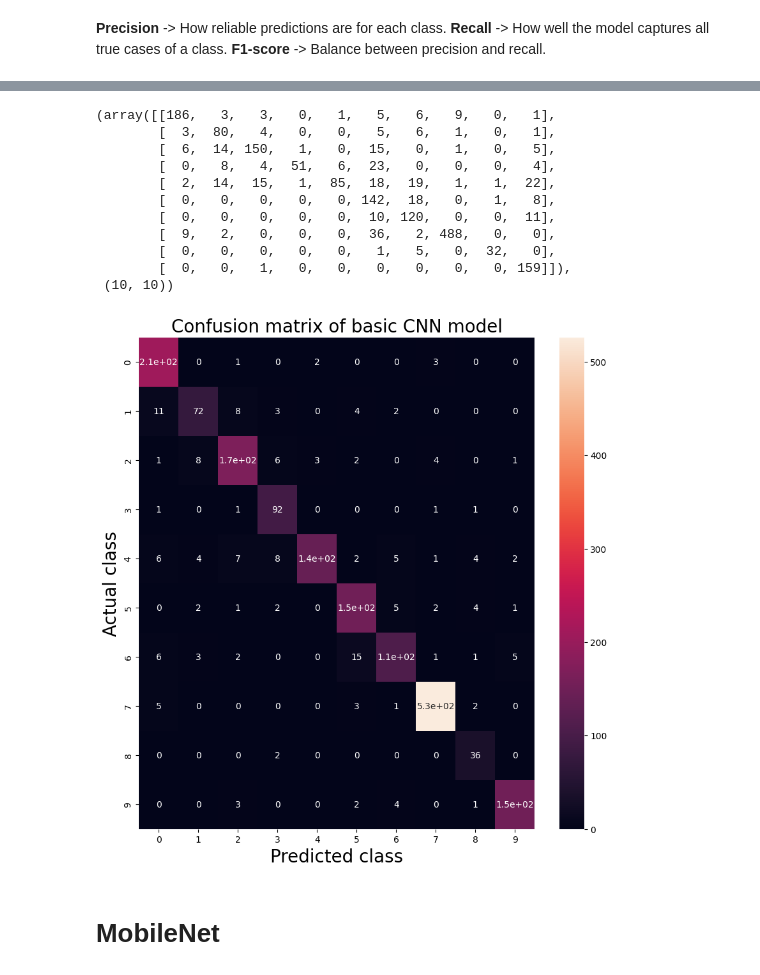
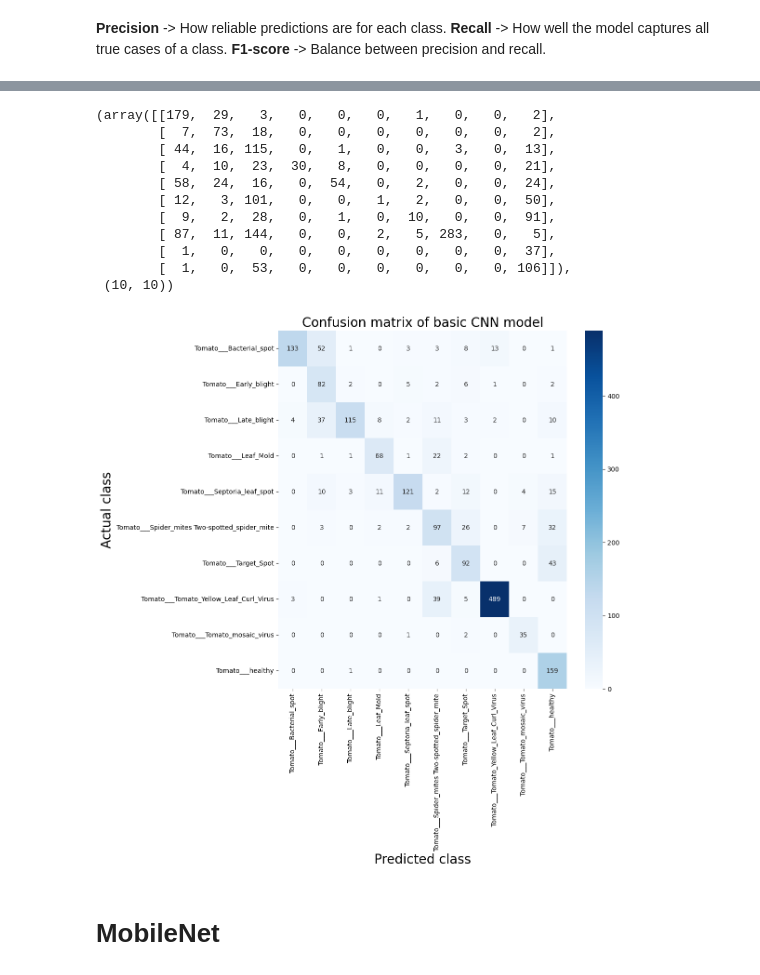
Before and after one commit to Maanvijangir/Github-demo, a Jupyter notebook: plant_village_dataset.ipynb, the cells around one changed output, grey strips where cells are left out. Cells and saved outputs as stored; diff of their text form; code cells hidden in the pictures.

```diff
--- a/plant_village_dataset.ipynb
+++ b/plant_village_dataset.ipynb
@@ -87,8 +95,8 @@ training_set = tf.keras.utils.image_dataset_from_directory(
     label_mode="categorical",
     class_names=None,
     color_mode="rgb",
-    batch_size=32,
-    image_size=(64,64),
+    batch_size=16,
+    image_size=(128,128),
     shuffle=True,
     seed=None,
     validation_split=None,
@@ -106,8 +114,8 @@ validation_set = tf.keras.utils.image_dataset_from_directory(
     label_mode="categorical",
     class_names=None,
     color_mode="rgb",
-    batch_size=32,
-    image_size=(64,64),
+    batch_size=16,
+    image_size=(128,128),
     shuffle=True,
     seed=None,
     validation_split=None,
@@ -162,20 +176,28 @@ data_augmentation = Sequential([
 # %%
 model=Sequential([
     data_augmentation,
-    Conv2D(16,3,padding='same',activation='relu',input_shape=(64,64,3)),
+    Conv2D(16,3,padding='same',activation='relu',input_shape=(128,128,3)),
+    BatchNormalization(),
     Conv2D(16,3,padding='same',activation='relu'),
     MaxPooling2D(pool_size=2, strides=2),
 
     Conv2D(32, 3, padding='same', activation='relu'),
+    BatchNormalization(),
     Conv2D(32, 3, padding='same', activation='relu'),
     MaxPooling2D(pool_size=2, strides=2),
 
     Conv2D(64, 3, padding='same', activation='relu'),
+    BatchNormalization(),
     Conv2D(64, 3, padding='same', activation='relu'),
     MaxPooling2D(pool_size=2, strides=2),
 
-    Flatten(),
-    Dense(128, activation='relu'),
+    Conv2D(128, 3, padding='same', activation='relu'),
+    BatchNormalization(),
+    MaxPooling2D(pool_size=2, strides=2),
+
+    # Flatten(),
+    GlobalAveragePooling2D(),
+    Dense(32, activation='relu',kernel_regularizer=tf.keras.regularizers.l2(0.0005)),
     Dense(num_classes, activation='softmax')
 ])
 # %%
@@ -384,26 +411,26 @@ Tomato___Spider_mites Two-spotted_spider_mite       0.56      0.84      0.67
 cm  = confusion_matrix(y_true,predicted_categories)
 cm,cm.shape
 # %% [output]
-(array([[186,   3,   3,   0,   1,   5,   6,   9,   0,   1],
-        [  3,  80,   4,   0,   0,   5,   6,   1,   0,   1],
-        [  6,  14, 150,   1,   0,  15,   0,   1,   0,   5],
-        [  0,   8,   4,  51,   6,  23,   0,   0,   0,   4],
-        [  2,  14,  15,   1,  85,  18,  19,   1,   1,  22],
-        [  0,   0,   0,   0,   0, 142,  18,   0,   1,   8],
-        [  0,   0,   0,   0,   0,  10, 120,   0,   0,  11],
-        [  9,   2,   0,   0,   0,  36,   2, 488,   0,   0],
-        [  0,   0,   0,   0,   0,   1,   5,   0,  32,   0],
-        [  0,   0,   1,   0,   0,   0,   0,   0,   0, 159]]),
+(array([[179,  29,   3,   0,   0,   0,   1,   0,   0,   2],
+        [  7,  73,  18,   0,   0,   0,   0,   0,   0,   2],
+        [ 44,  16, 115,   0,   1,   0,   0,   3,   0,  13],
+        [  4,  10,  23,  30,   8,   0,   0,   0,   0,  21],
+        [ 58,  24,  16,   0,  54,   0,   2,   0,   0,  24],
+        [ 12,   3, 101,   0,   0,   1,   2,   0,   0,  50],
+        [  9,   2,  28,   0,   1,   0,  10,   0,   0,  91],
+        [ 87,  11, 144,   0,   0,   2,   5, 283,   0,   5],
+        [  1,   0,   0,   0,   0,   0,   0,   0,   0,  37],
+        [  1,   0,  53,   0,   0,   0,   0,   0,   0, 106]]),
  (10, 10))
 # %%
 plt.figure(figsize=(10,10))
-sns.heatmap(cm,annot=True,annot_kws={'size':10})
+sns.heatmap(cm,annot=True,fmt="d",cmap='Blues',xticklabels=class_name,yticklabels=class_name,annot_kws={'size':10})
 plt.xlabel("Predicted class",fontsize=20)
 plt.ylabel("Actual class",fontsize=20)
 plt.title("Confusion matrix of basic CNN model",fontsize=20)
 plt.show()
 # %% [output]
-[figure, old version]
+[figure, new version]
 # %% [markdown]
 # **MobileNet**
 # %% [markdown]
```
Also changed, not shown: parts of 100 cells of this notebook.
